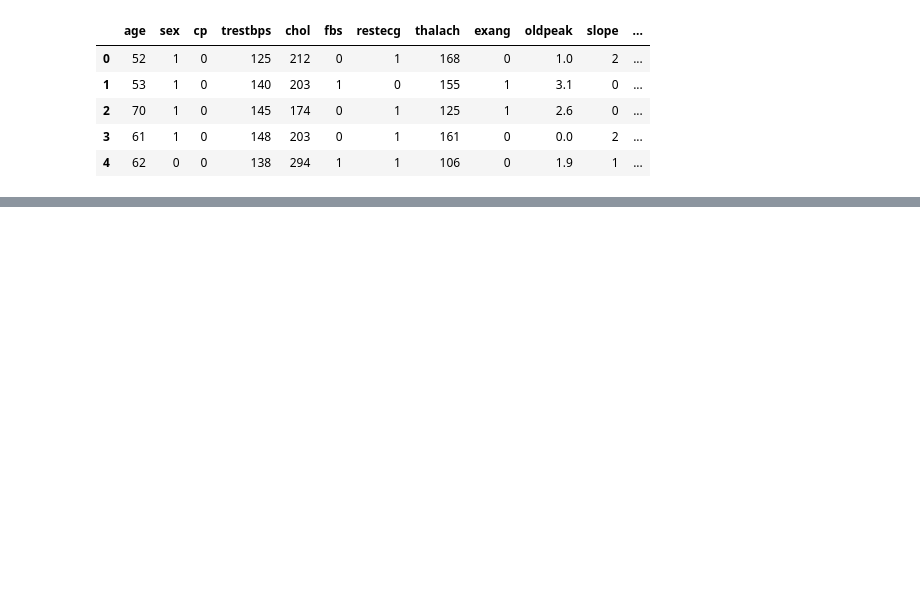
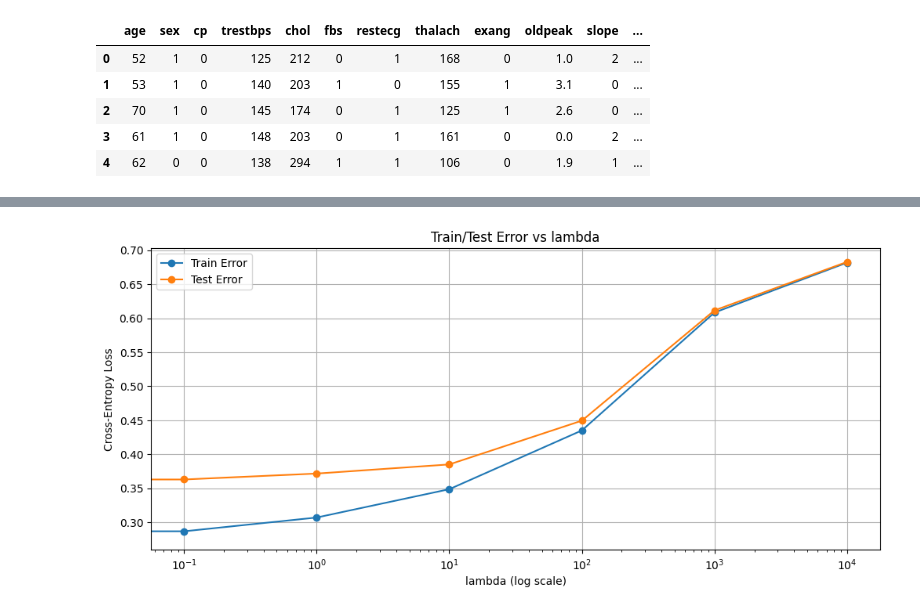
Before and after one commit to Praharshita1275/ML-Assignment-1, a Jupyter notebook: ML_Assignment_1.ipynb, the cells around one changed output, grey strips where cells are left out. Cells and saved outputs as stored; diff of their text form; code cells hidden in the pictures; blank space fills up the shorter version.

```diff
--- a/ML_Assignment_1.ipynb
+++ b/ML_Assignment_1.ipynb
@@ -47,0 +373,98 @@ y_test shape: (205,)
+# %%
+import numpy as np
+import pandas as pd
+import matplotlib.pyplot as plt
+from sklearn.model_selection import train_test_split
+from sklearn.linear_model import LogisticRegression
+from sklearn.metrics import log_loss
+
+
+# Gaussian Basis Expansion
+def gaussian_basis_transform(X, sigma, num_basis=5, low=-10, high=10):
+    mus = np.linspace(low, high, num_basis)
+    features = []
+    for j in range(X.shape[1]):
+        xj = X[:, j]
+        phi = [np.exp(- (xj - mu) ** 2 / (2 * sigma ** 2)) for mu in mus]
+        features.append(np.array(phi).T)
+    return np.hstack(features)
+
+# Use all sigma values and concatenate
+sigma_values = [0.1, 0.5, 1, 5, 10]
+
+def full_basis_transform(X):
+    all_transforms = []
+    for sigma in sigma_values:
+        all_transforms.append(gaussian_basis_transform(X, sigma))
+    return np.hstack(all_transforms)
+
+
+X_train_full = full_basis_transform(X_train)
+X_test_full = full_basis_transform(X_test)
+
+# Regularization experiments
+lambdas = [0, 0.1, 1, 10, 100, 1000, 10000]
+train_err, test_err = [], []
+l2_norm_total = []
+l2_norm_per_sigma = {sigma: [] for sigma in sigma_values}
+
+n_features = X.shape[1]
+basis_per_sigma = n_features * 5  # 5 Gaussians per feature per sigma
+
+for lam in lambdas:
+    # Logistic regression with L2 (C = 1/lambda in sklearn)
+    if lam == 0:
+        model = LogisticRegression(penalty=None, max_iter=10000)
+    else:
+        model = LogisticRegression(penalty="l2", C=1/lam, solver="lbfgs", max_iter=10000)
+
+    model.fit(X_train_full, y_train)
+
+    # Cross-entropy loss
+    train_err.append(log_loss(y_train, model.predict_proba(X_train_full)))
+    test_err.append(log_loss(y_test, model.predict_proba(X_test_full)))
+
+    # L2 norm of all weights
+    w = model.coef_.flatten()
+    l2_norm_total.append(np.linalg.norm(w))
+
+    # L2 norm per sigma block
+    for i, sigma in enumerate(sigma_values):
+        start = i * basis_per_sigma
+        end = (i + 1) * basis_per_sigma
+        block_w = w[start:end]
+        l2_norm_per_sigma[sigma].append(np.linalg.norm(block_w))
+
+# Plotting
+plt.figure(figsize=(12, 5))
+plt.plot(lambdas, train_err, marker='o', label="Train Error")
+plt.plot(lambdas, test_err, marker='o', label="Test Error")
+plt.xscale("log")
+plt.xlabel("lambda (log scale)")
+plt.ylabel("Cross-Entropy Loss")
+plt.title("Train/Test Error vs lambda")
+plt.legend()
+plt.grid(True)
+plt.show()
+
+plt.figure(figsize=(12, 5))
+plt.plot(lambdas, l2_norm_total, marker='o', color='purple')
+plt.xscale("log")
+plt.xlabel("lambda (log scale)")
+plt.ylabel("L2 Norm of Weights")
+plt.title("L2 Norm of Full Weight Vector vs lambda")
+plt.grid(True)
+plt.show()
+
+plt.figure(figsize=(12, 5))
+for sigma in sigma_values:
+    plt.plot(lambdas, l2_norm_per_sigma[sigma], marker='o', label=f"sigma={sigma}")
+plt.xscale("log")
+plt.xlabel("lambda (log scale)")
+plt.ylabel("L2 Norm of Weights (per sigma group)")
+plt.title("Weight Norm per Sigma vs lambda")
+plt.legend()
+plt.grid(True)
+plt.show()
+# %% [output]
+[figure, added]
```
Also changed, not shown: parts of 53 cells of this notebook.
